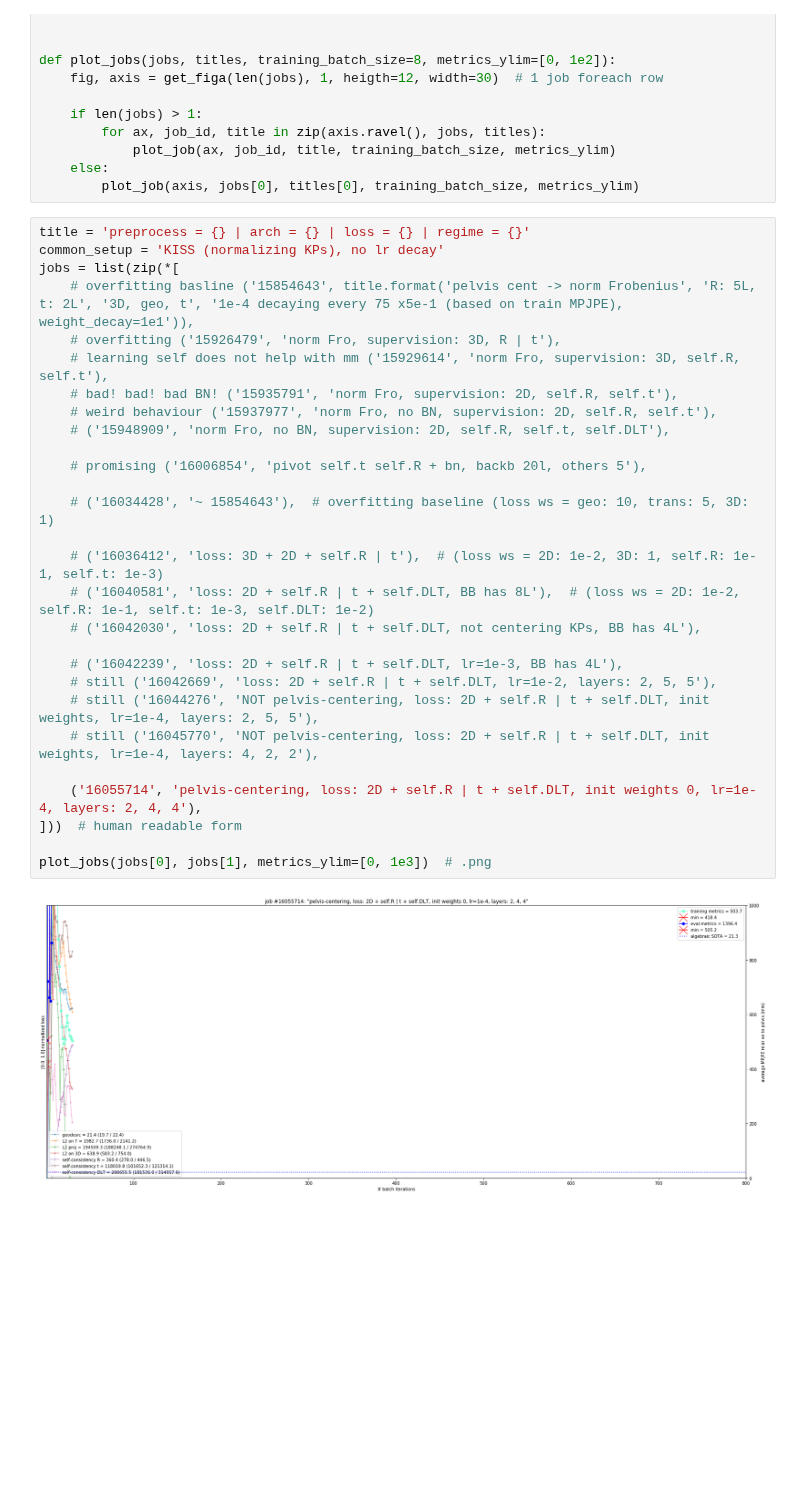
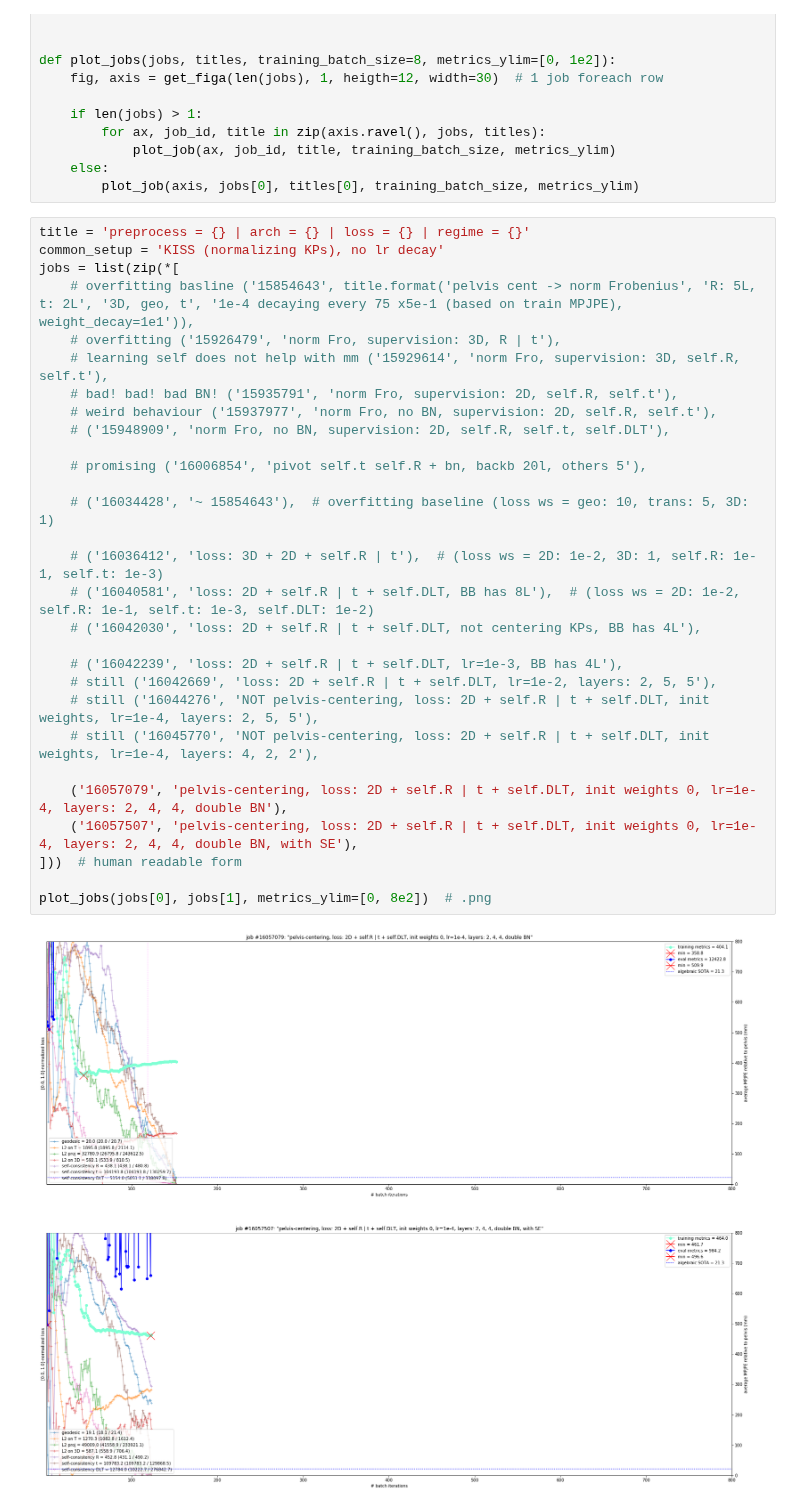
Before and after one commit to karfly/learnable-triangulation-pytorch, a Jupyter notebook: tom.ipynb, the cells around one changed output. Drawn from its saved outputs; the diff is of its cells as text; blank space fills up the shorter version.

```diff
--- a/tom.ipynb
+++ b/tom.ipynb
@@ -55,30 +55,31 @@ def plot_jobs(jobs, titles, training_batch_size=8, metrics_ylim=[0, 1e2]):
 # %%
 title = 'preprocess = {} | arch = {} | loss = {} | regime = {}'
 common_setup = 'KISS (normalizing KPs), no lr decay'
 jobs = list(zip(*[
     # overfitting basline ('15854643', title.format('pelvis cent -> norm Frobenius', 'R: 5L, t: 2L', '3D, geo, t', '1e-4 decaying every 75 x5e-1 (based on train MPJPE), weight_decay=1e1')),
     # overfitting ('15926479', 'norm Fro, supervision: 3D, R | t'),
     # learning self does not help with mm ('15929614', 'norm Fro, supervision: 3D, self.R, self.t'),
     # bad! bad! bad BN! ('15935791', 'norm Fro, supervision: 2D, self.R, self.t'),
     # weird behaviour ('15937977', 'norm Fro, no BN, supervision: 2D, self.R, self.t'),
     # ('15948909', 'norm Fro, no BN, supervision: 2D, self.R, self.t, self.DLT'),
 
     # promising ('16006854', 'pivot self.t self.R + bn, backb 20l, others 5'),
 
     # ('16034428', '~ 15854643'),  # overfitting baseline (loss ws = geo: 10, trans: 5, 3D: 1)
 
     # ('16036412', 'loss: 3D + 2D + self.R | t'),  # (loss ws = 2D: 1e-2, 3D: 1, self.R: 1e-1, self.t: 1e-3)
     # ('16040581', 'loss: 2D + self.R | t + self.DLT, BB has 8L'),  # (loss ws = 2D: 1e-2, self.R: 1e-1, self.t: 1e-3, self.DLT: 1e-2)
     # ('16042030', 'loss: 2D + self.R | t + self.DLT, not centering KPs, BB has 4L'),
 
     # ('16042239', 'loss: 2D + self.R | t + self.DLT, lr=1e-3, BB has 4L'),
     # still ('16042669', 'loss: 2D + self.R | t + self.DLT, lr=1e-2, layers: 2, 5, 5'),
     # still ('16044276', 'NOT pelvis-centering, loss: 2D + self.R | t + self.DLT, init weights, lr=1e-4, layers: 2, 5, 5'),
     # still ('16045770', 'NOT pelvis-centering, loss: 2D + self.R | t + self.DLT, init weights, lr=1e-4, layers: 4, 2, 2'),
 
-    ('16055714', 'pelvis-centering, loss: 2D + self.R | t + self.DLT, init weights 0, lr=1e-4, layers: 2, 4, 4'),
+    ('16057079', 'pelvis-centering, loss: 2D + self.R | t + self.DLT, init weights 0, lr=1e-4, layers: 2, 4, 4, double BN'),
+    ('16057507', 'pelvis-centering, loss: 2D + self.R | t + self.DLT, init weights 0, lr=1e-4, layers: 2, 4, 4, double BN, with SE'),
 ]))  # human readable form
 
-plot_jobs(jobs[0], jobs[1], metrics_ylim=[0, 1e3])  # .png
+plot_jobs(jobs[0], jobs[1], metrics_ylim=[0, 8e2])  # .png
 # %% [output]
-[figure, old version]
+[figure, new version]
```
Also changed, not shown: 3 other files.
